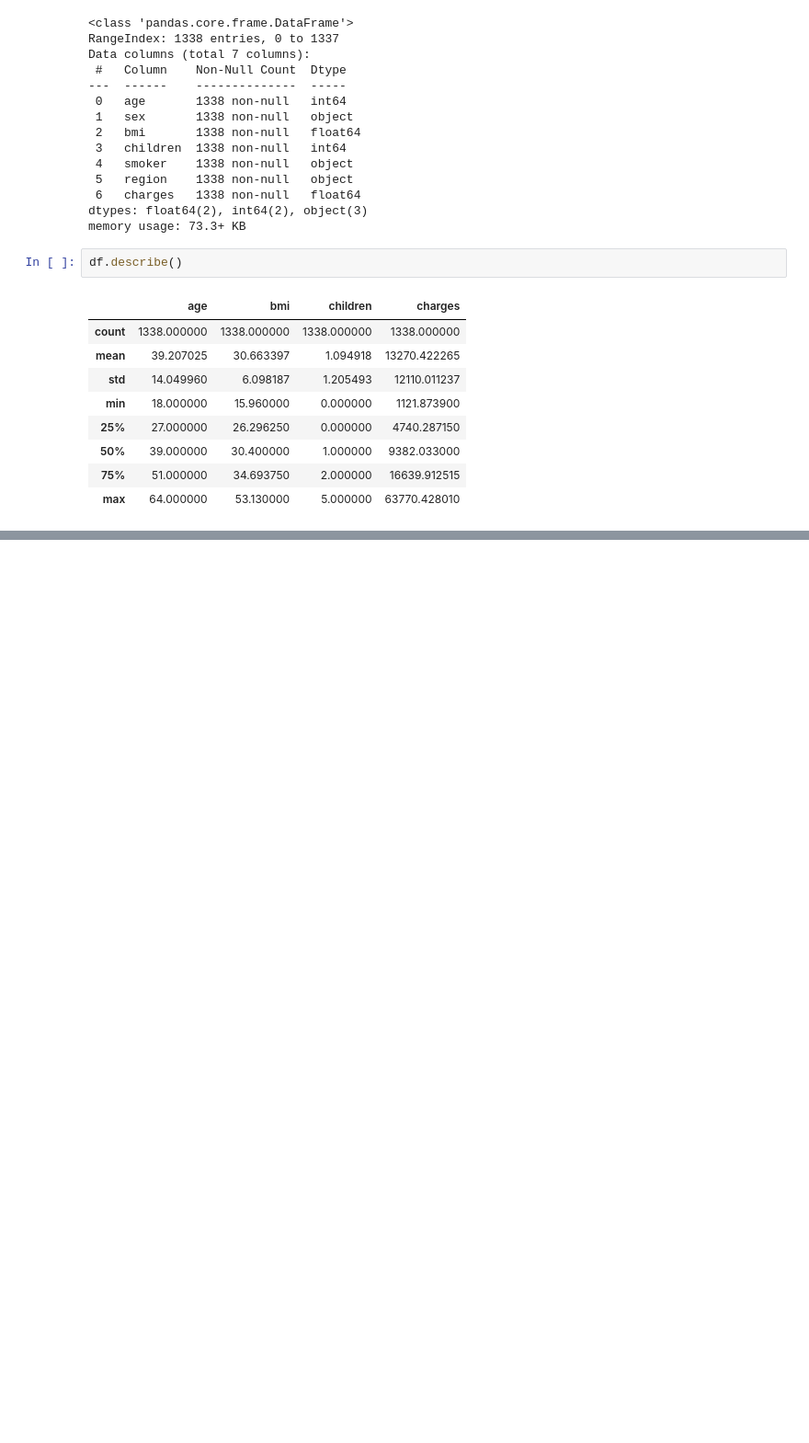
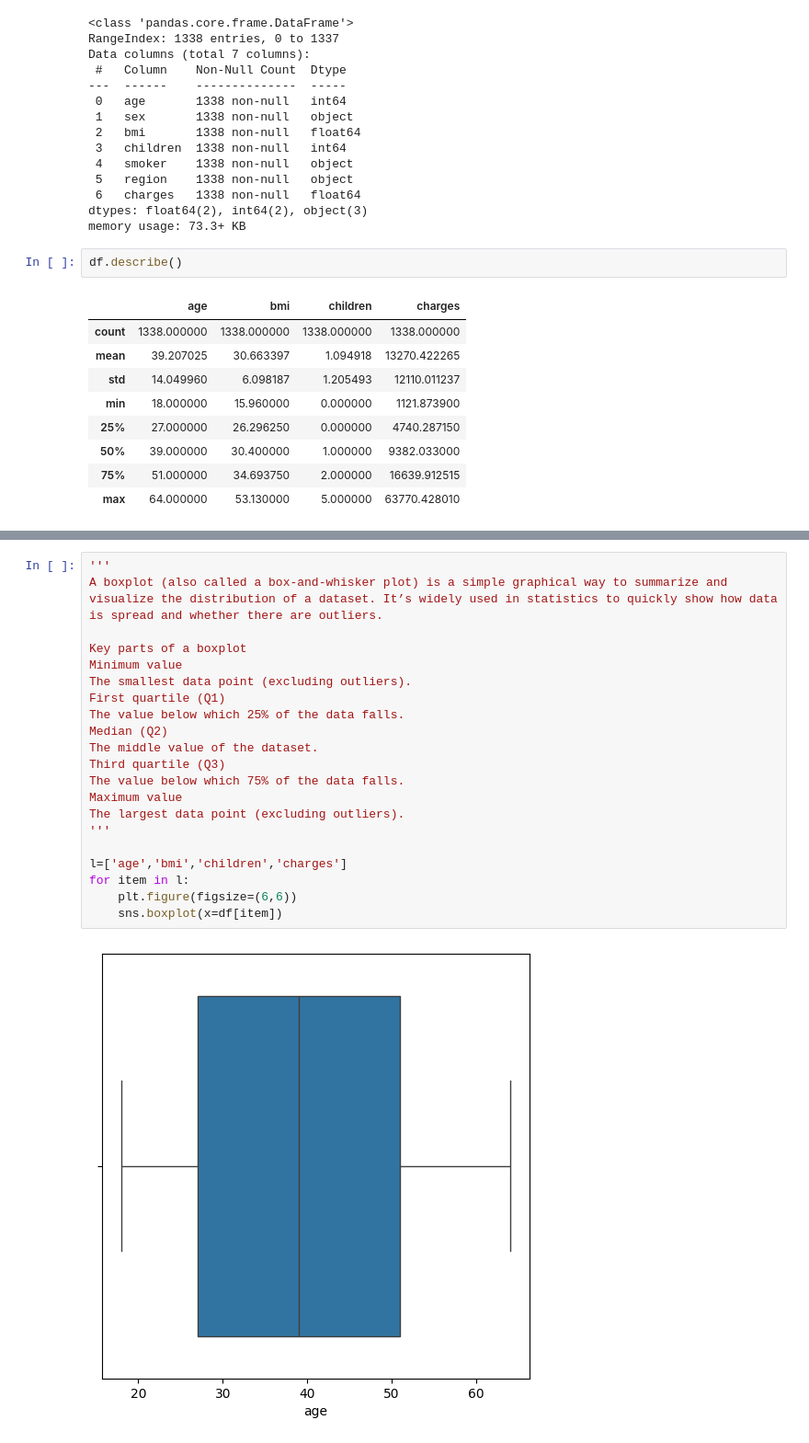
Before and after one commit to scareecodee/MachineLearningWork, a Jupyter notebook: project1.ipynb, the cells around one changed output, grey strips where cells are left out. Shown at 92% size. Saved outputs shown, nothing was run; the diff lists cells and outputs as text; blank space fills up the shorter version.

```diff
--- a/project1.ipynb
+++ b/project1.ipynb
@@ -83,0 +138,23 @@ dtype: int64
+# %%
+'''
+A boxplot (also called a box-and-whisker plot) is a simple graphical way to summarize and visualize the distribution of a dataset. It’s widely used in statistics to quickly show how data is spread and whether there are outliers.
+
+Key parts of a boxplot
+Minimum value
+The smallest data point (excluding outliers).
+First quartile (Q1)
+The value below which 25% of the data falls.
+Median (Q2)
+The middle value of the dataset.
+Third quartile (Q3)
+The value below which 75% of the data falls.
+Maximum value
+The largest data point (excluding outliers).
+'''
+
+l=['age','bmi','children','charges']
+for item in l:
+    plt.figure(figsize=(6,6))
+    sns.boxplot(x=df[item])
+# %% [output]
+[figure, added]
```
Also changed, not shown: parts of 6 cells of this notebook, 5 other files.
